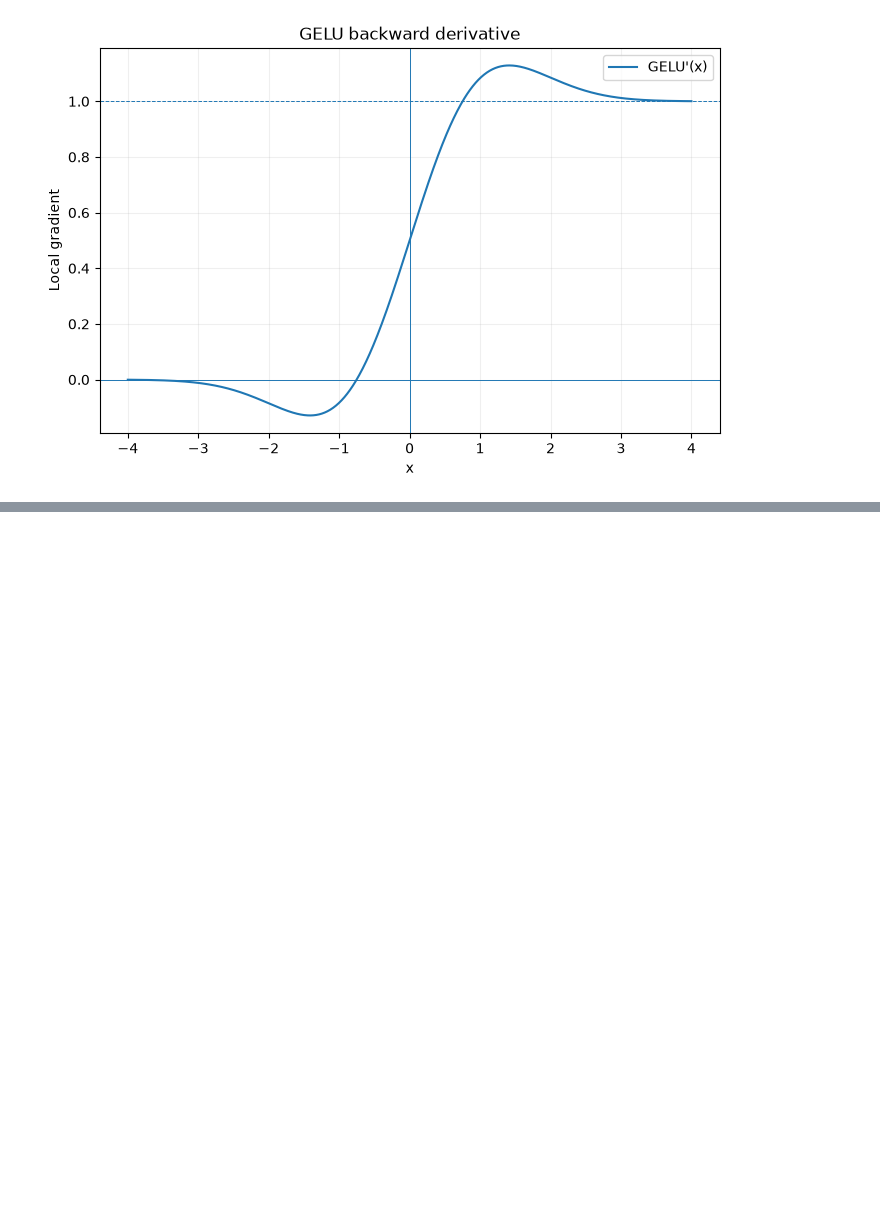
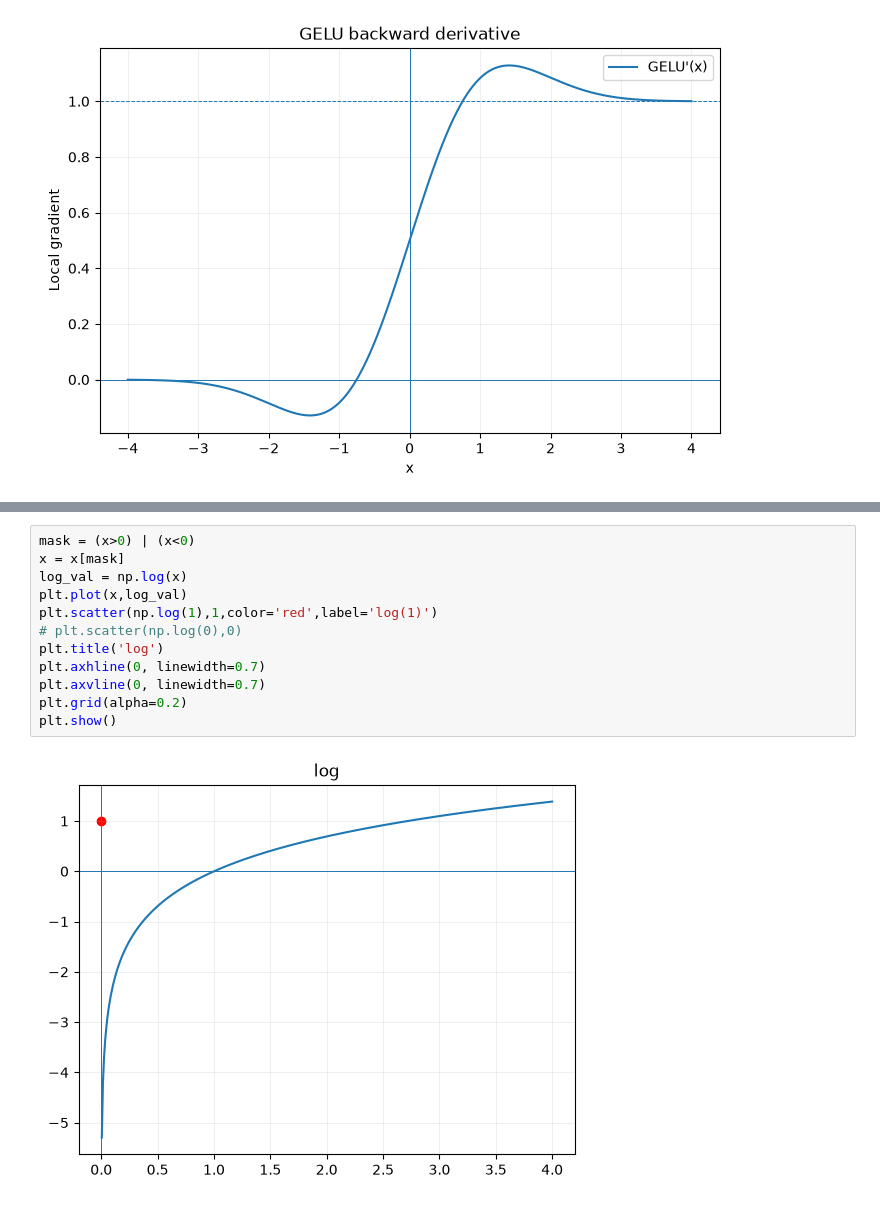
Before and after one commit to Karthik15906/Neural-net, a Jupyter notebook: activations.ipynb, the cells around one changed output, grey strips where cells are left out. Cells and saved outputs as stored; diff of their text form; blank space fills up the shorter version.

```diff
--- a/activations.ipynb
+++ b/activations.ipynb
@@ -56,0 +80,14 @@ plt.show()
+# %%
+mask = (x>0) | (x<0)
+x = x[mask]
+log_val = np.log(x)
+plt.plot(x,log_val)
+plt.scatter(np.log(1),1,color='red',label='log(1)')
+# plt.scatter(np.log(0),0)
+plt.title('log')
+plt.axhline(0, linewidth=0.7)
+plt.axvline(0, linewidth=0.7)
+plt.grid(alpha=0.2)
+plt.show()
+# %% [output]
+[figure, added]
```
Also changed, not shown: parts of 2 cells of this notebook, 10 other files.
